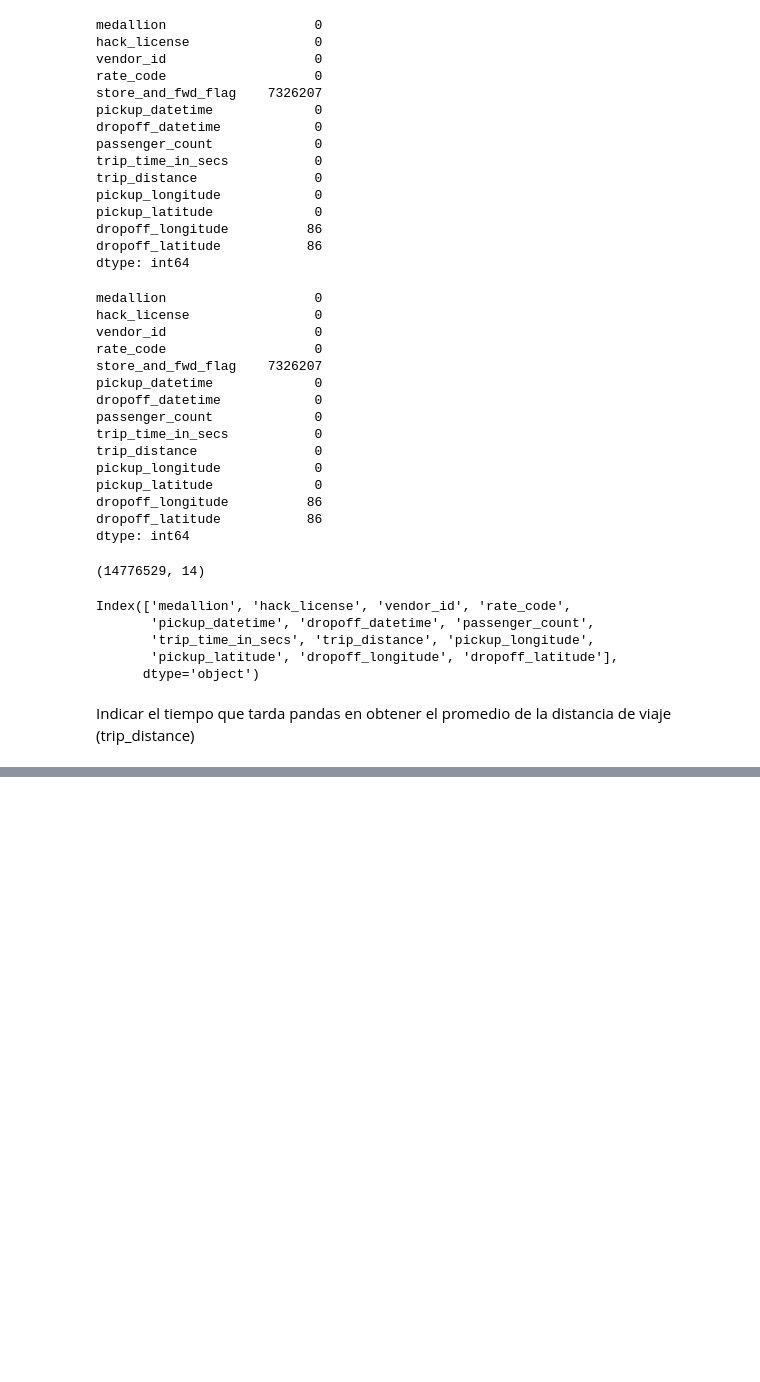
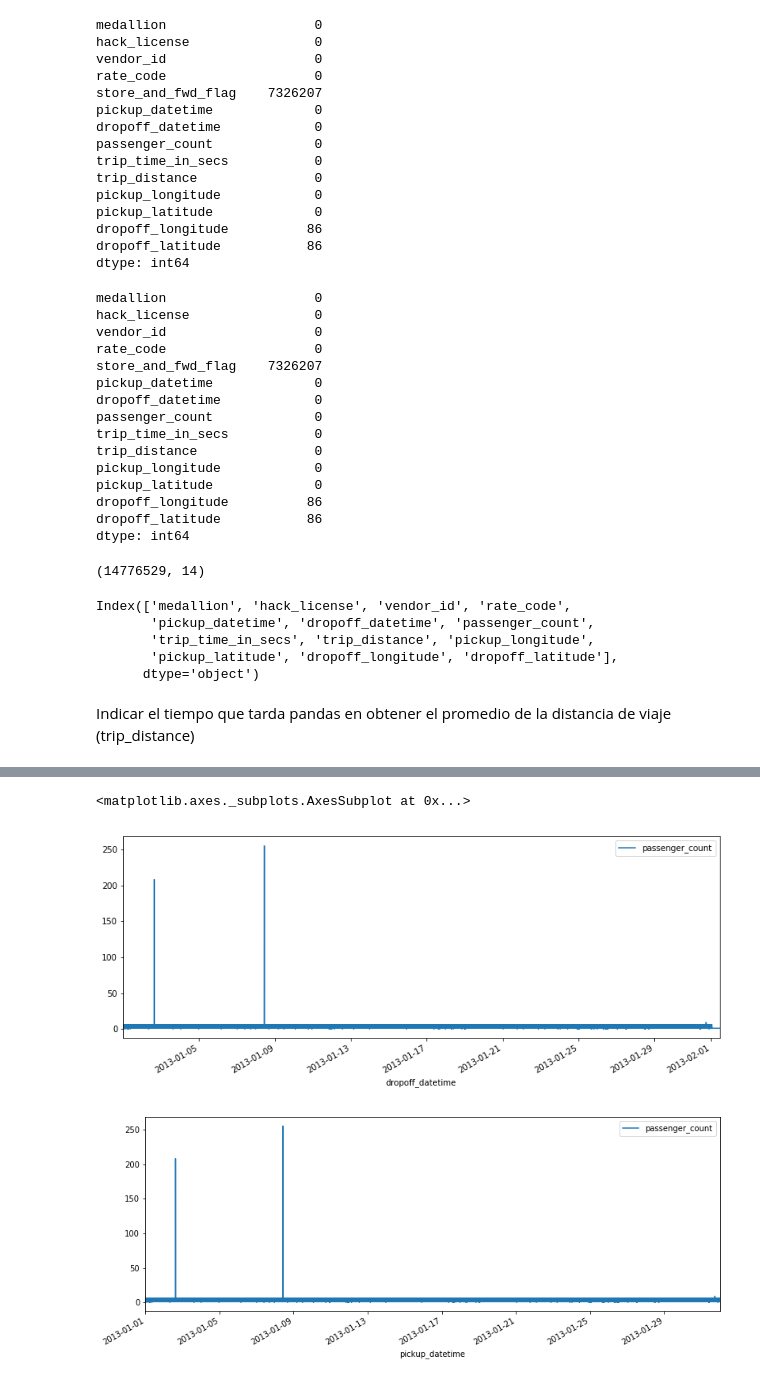
Before and after one commit to htapiagroup/sistemas-distribuidos-evaluacion-intersemestral-ark150, a Jupyter notebook: MAC_SistDist_Ex1_LDHJ.ipynb, the cells around one changed output, grey strips where cells are left out. Drawn from its saved outputs; the diff is of its cells as text; code cells hidden in the pictures; blank space fills up the shorter version.

```diff
--- a/MAC_SistDist_Ex1_LDHJ.ipynb
+++ b/MAC_SistDist_Ex1_LDHJ.ipynb
@@ -265,0 +391,7 @@ Para descargar solo un archivo
+# %%
+viajes=nuevo['trip_time_in_secs']
+# %%
+va=viajes.to_frame()
+# %%
+#viajesdl=viajes.apply(madres, axis=1, meta=viajes)
+viajesdl=va.trip_time_in_secs.map(lambda trip_time_in_secs: 'y' if trip_time_in_secs>1200 else 'n')
@@ -265,0 +418,2 @@ Para descargar solo un archivo
+# %%
+nuevo=nuevo.assign(Viajes_largos=viajesdl)
@@ -265,0 +474,7 @@ Para descargar solo un archivo
+# %%
+nuevo.plot.line(x='dropoff_datetime', y='passenger_count', figsize=(13,5))
+nuevo.plot.line(x='pickup_datetime', y='passenger_count', figsize=(13,5))
+# %% [output]
+<matplotlib.axes._subplots.AxesSubplot at 0x...>
+[figure, added]
+[figure, added]
```
Also changed, not shown: parts of 68 cells of this notebook.
